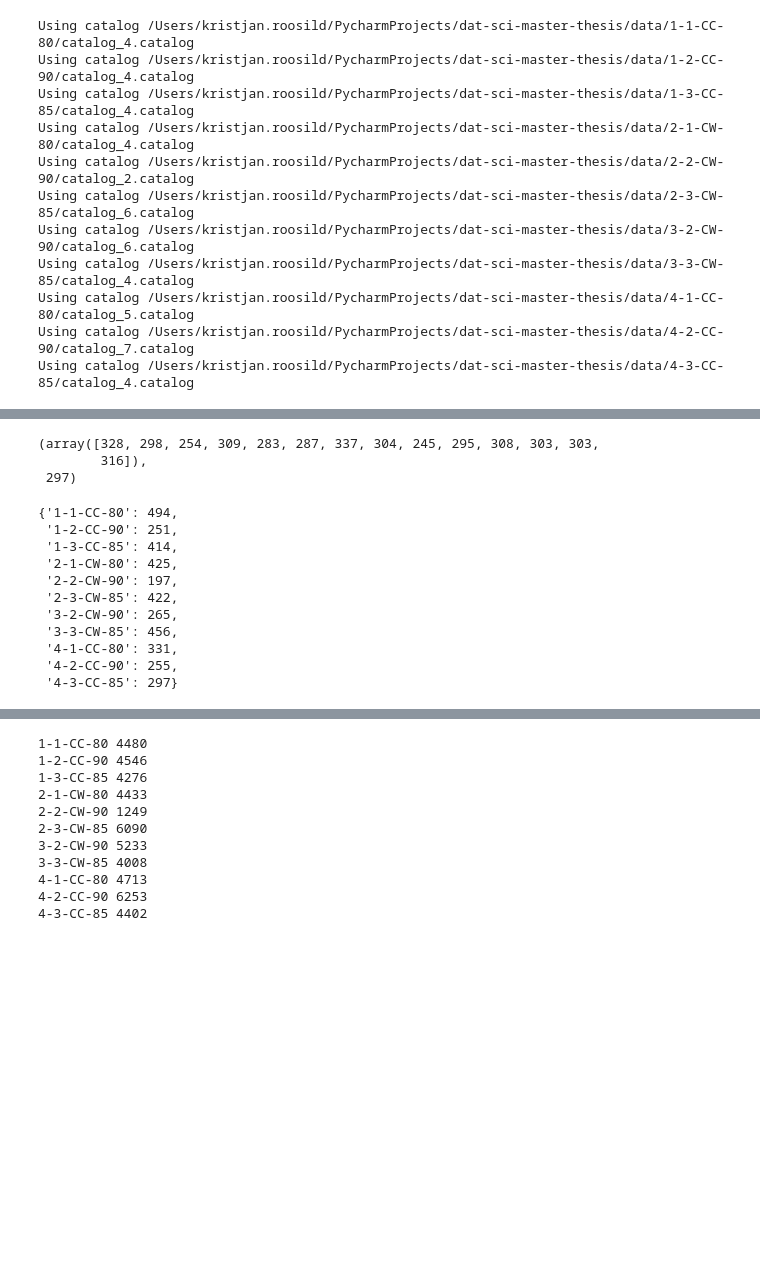
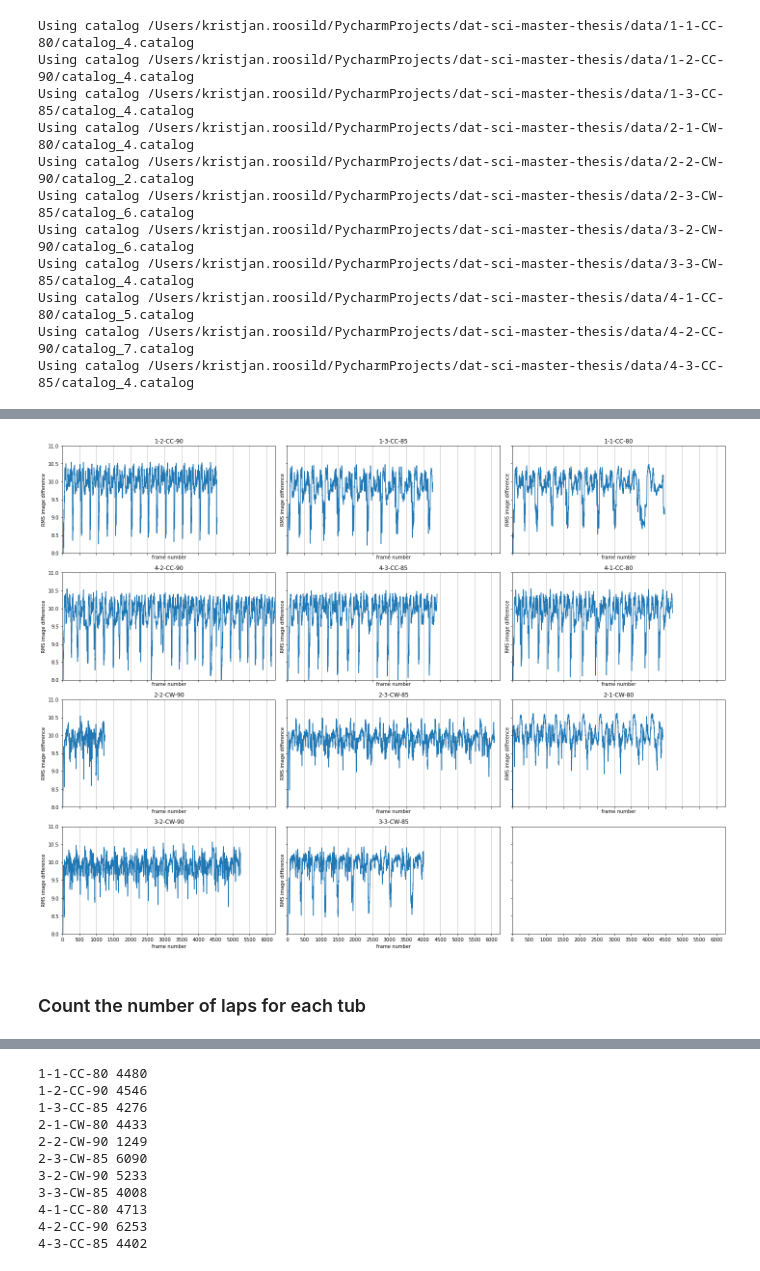
Before and after one commit to kristjanr/dat-sci-master-thesis, a Jupyter notebook: EDA1.ipynb, the cells around one changed output, grey strips where cells are left out. Drawn from its saved outputs; the diff is of its cells as text; code cells hidden in the pictures; blank space fills up the shorter version.

```diff
--- a/EDA1.ipynb
+++ b/EDA1.ipynb
@@ -250,5 +135,0 @@ lengths, mean
-# %%
-name = tubs[7]
-images = tub_images[name]
-plot_image_diffs(images, name)
-plot_lap_frame_counts(images, name, 8.75, 10)
@@ -264,5 +135,0 @@ lengths, mean
-# %%
-name = tubs[8]
-images = tub_images[name]
-plot_image_diffs(images, name)
-plot_lap_frame_counts(images, name, 8.75, 9.5)
@@ -278,5 +135,0 @@ lengths, mean
-# %%
-name = tubs[9]
-images = tub_images[name]
-plot_image_diffs(images, name)
-plot_lap_frame_counts(images, name, 8.8, 10)
@@ -294,5 +135,0 @@ lengths, mean
-# %%
-name = tubs[10]
-images = tub_images[name]
-plot_image_diffs(images, name)
-plot_lap_frame_counts(images, name, 9.3, 10)
@@ -302,22 +136,20 @@ plot_lap_frame_counts(images, name, 9.3, 10)
-# %%
-lengths, mean = get_lengths_and_mean(images, 9.3, 10)
-average_lap_frames[name] = mean
-lengths, mean
-# %% [output]
-(array([328, 298, 254, 309, 283, 287, 337, 304, 245, 295, 308, 303, 303,
-        316]),
- 297)
-# %%
-average_lap_frames
-# %% [output]
-{'1-1-CC-80': 494,
- '1-2-CC-90': 251,
- '1-3-CC-85': 414,
- '2-1-CW-80': 425,
- '2-2-CW-90': 197,
- '2-3-CW-85': 422,
- '3-2-CW-90': 265,
- '3-3-CW-85': 456,
- '4-1-CC-80': 331,
- '4-2-CC-90': 255,
- '4-3-CC-85': 297}
+# %%
+from matplotlib import pyplot as plt
+plt.rcParams['figure.figsize'] = [30/2.54, 25/2.54]
+fig, axs = plt.subplots(nrows=4, ncols=3, figsize=(20, 15), sharex='all', sharey='all')
+
+for (name, (lower_bound, upper_bound)), ax in zip(tub_bounds, axs.flat):
+    images = tub_images[name]
+    diffs = get_diffs(images)
+    ax.set(title=name, xlabel='frame number', ylabel='RMS image difference')
+    ax.grid(True, axis='x')
+    ax.plot(diffs)
+
+max_image_counts = max(image_counts)
+ax.set(ylim=(8, 11), xlim=(0, max_image_counts), xticks=range(0, max_image_counts, 500))
+fig.tight_layout()
+plt.show()
+# %% [output]
+[figure, added]
+# %% [markdown]
+### Count the number of laps for each tub
```
Also changed, not shown: parts of 44 cells of this notebook.
